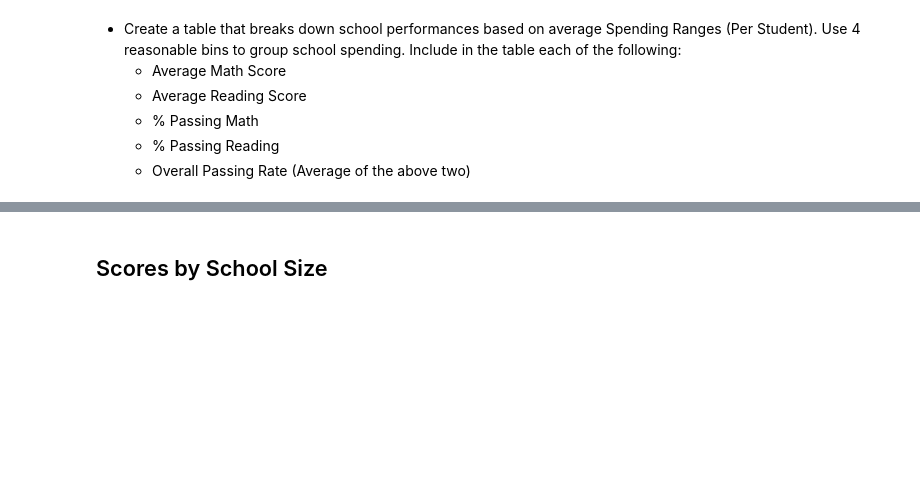
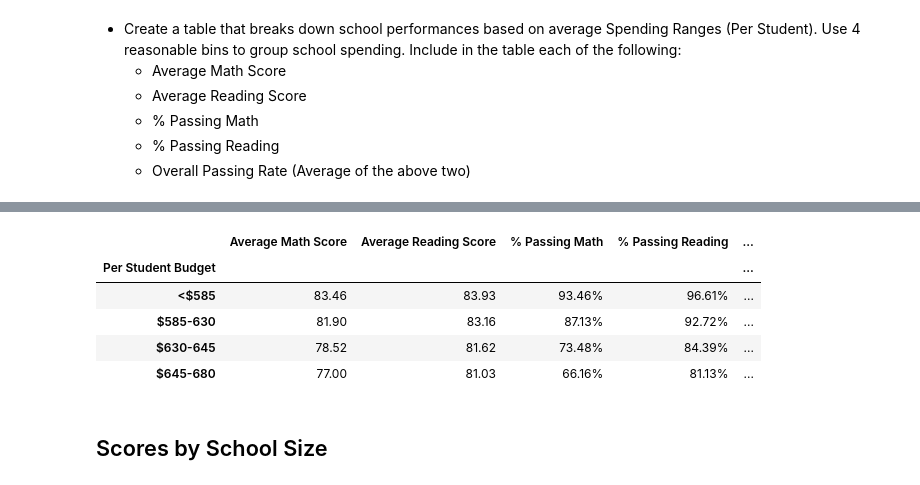
Before and after one commit to timmcgowan/pandas-challenge, a Jupyter notebook: PyCitySchools/PyCitySchools.ipynb, the cells around one changed output, grey strips where cells are left out. Saved outputs shown, nothing was run; the diff lists cells and outputs as text; code cells hidden in the pictures; blank space fills up the shorter version.

```diff
--- a/PyCitySchools/PyCitySchools.ipynb
+++ b/PyCitySchools/PyCitySchools.ipynb
@@ -578,3 +374,26 @@ schools_read_bygrade.style.format(formatdict) # Reused styling
+# %%
+# Create the bins
+binlist = [0, 584.9, 629.9, 649.9, 680]
+
+# Create the names for the five bins
+group_names = ["<$585", "$585-630", "$630-645", "$645-680"]
+# %%
+schoolsdf.index.name = 'School'
+
+#cleandf = pd.DataFrame(schoolsdf)
+
+schoolsum = pd.cut(schoolsdf['Per Student Budget'], binlist, labels=group_names, include_lowest=True)
+
+spendsumdf = schoolsdf[['Average Math Score','Average Reading Score','% Passing Math','% Passing Reading','% Overall Passing']].groupby(schoolsum).mean()
+#schoolsdf.dtypes
+spendsumdf.style.format(styledict)
+# %% [output]
+|  | Average Math Score | Average Reading Score | % Passing Math | % Passing Reading | ... |
+| Per Student Budget |  |  |  |  | ... |
+| <$585 | 83.46 | 83.93 | 93.46% | 96.61% | ... |
+| $585-630 | 81.90 | 83.16 | 87.13% | 92.72% | ... |
+| $630-645 | 78.52 | 81.62 | 73.48% | 84.39% | ... |
+| $645-680 | 77.00 | 81.03 | 66.16% | 81.13% | ... |
 # %% [markdown]
 ## Scores by School Size
 # %% [markdown]
```
Also changed, not shown: parts of 41 cells of this notebook.
